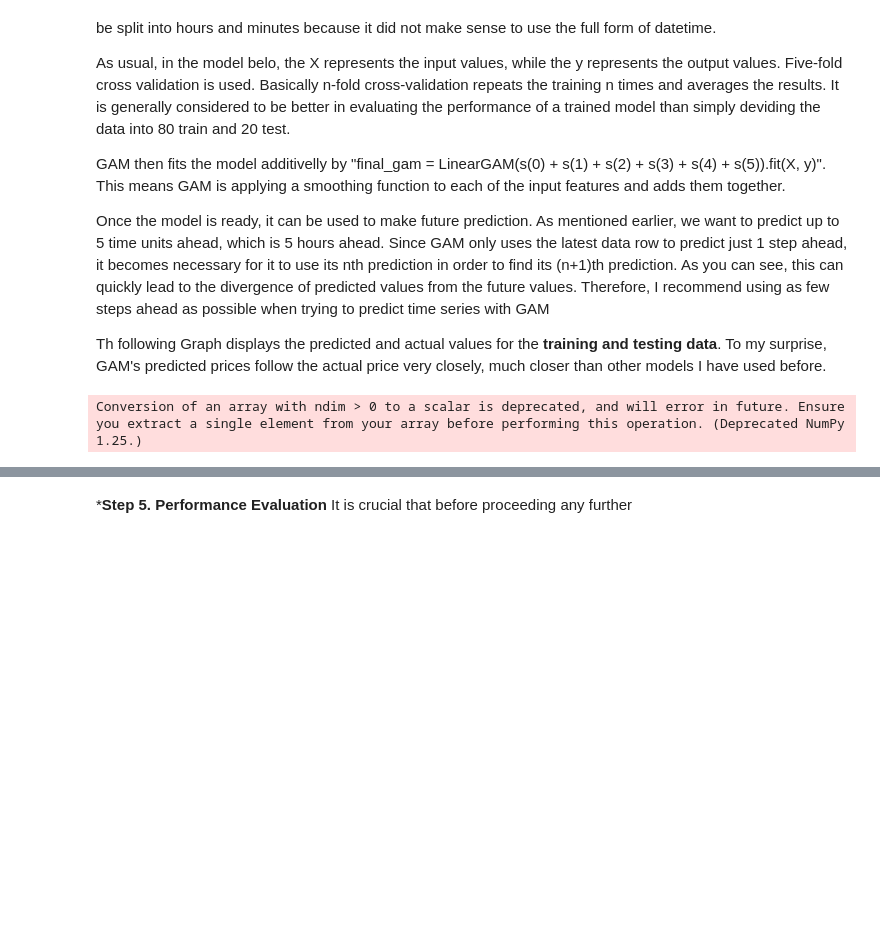
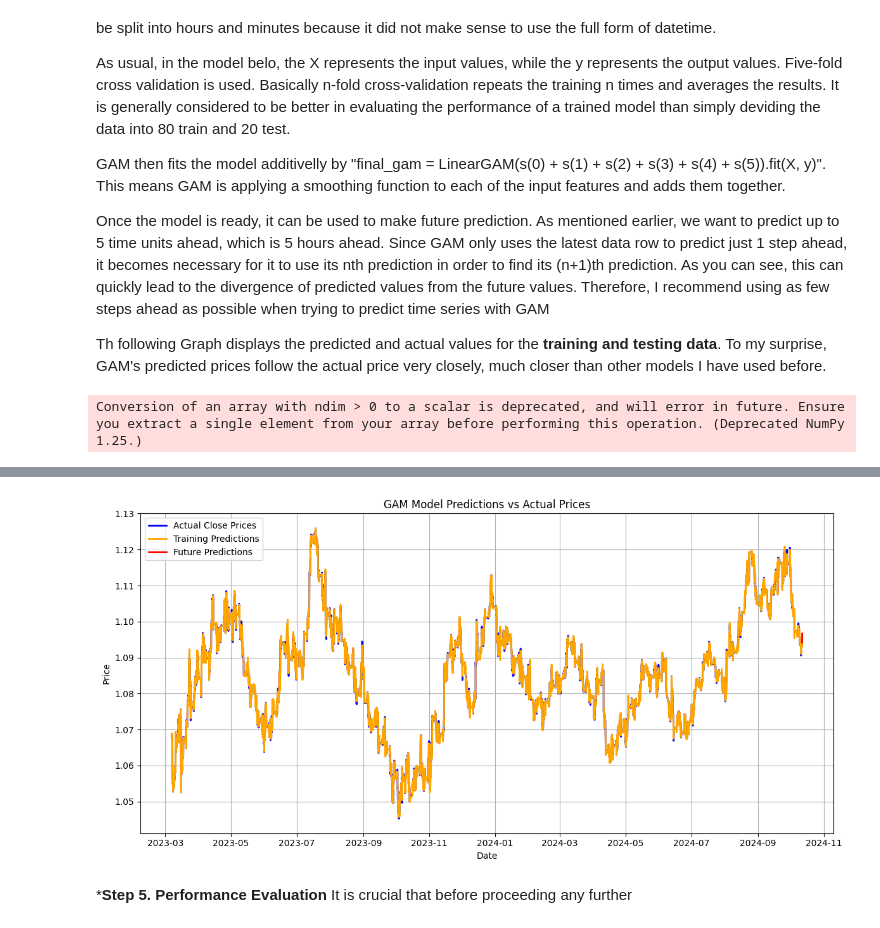
Before and after one commit to ruslanmasinjila/COMP-6936-ASSIGNMENT-1, a Jupyter notebook: assignment1_part1.ipynb, the cells around one changed output, grey strips where cells are left out. Saved outputs shown, nothing was run; the diff lists cells and outputs as text; code cells hidden in the pictures; blank space fills up the shorter version.

Commit message:
replaced plotly graphs with matplotlib for better rendering on github

```diff
--- a/assignment1_part1.ipynb
+++ b/assignment1_part1.ipynb
@@ -151,26 +151,27 @@ future_df = pd.DataFrame({
     'Predicted_Close': future_predictions
 })
 
-# Plot results using Plotly
-fig = go.Figure()
+# Create a new figure
+plt.figure(figsize=(12, 6))
 
 # Actual Close Prices
-fig.add_trace(go.Scatter(x=rates_frame['time'], y=rates_frame['close'], mode='lines', name='Actual Close Prices', line=dict(color='blue', width=2)))
+plt.plot(rates_frame['time'], rates_frame['close'], label='Actual Close Prices', color='blue', linewidth=2)
 
 # Training Predictions
-fig.add_trace(go.Scatter(x=rates_frame['time'], y=train_predictions, mode='lines', name='Training Predictions', line=dict(color='orange', width=2)))
+plt.plot(rates_frame['time'], train_predictions, label='Training Predictions', color='orange', linewidth=2)
 
 # Future Predictions
-fig.add_trace(go.Scatter(x=future_df['time'], y=future_df['Predicted_Close'], mode='lines', name='Future Predictions', line=dict(color='red', width=2)))
+plt.plot(future_df['time'], future_df['Predicted_Close'], label='Future Predictions', color='red', linewidth=2)
 
 # Update layout
-fig.update_layout(title='GAM Model Predictions vs Actual Prices',
-                  xaxis_title='Date',
-                  yaxis_title='Price',
-                  legend=dict(x=0, y=1, traceorder='normal', orientation='h'),
-                  hovermode='x unified')
+plt.title('GAM Model Predictions vs Actual Prices')
+plt.xlabel('Date')
+plt.ylabel('Price')
+plt.legend(loc='upper left')
+plt.grid(True)
 
 # Show the plot
-fig.show()
+plt.tight_layout()
+plt.show()
 # %% [output]
 Conversion of an array with ndim > 0 to a scalar is deprecated, and will error in future. Ensure you extract a single element from your array before performing this operation. (Deprecated NumPy 1.25.)
@@ -178,3 +178,4 @@ Conversion of an array with ndim > 0 to a scalar is deprecated, and will error i
+[figure, added]
 # %% [markdown]
 ***Step 5. Performance Evaluation** It is crucial that before proceeding any further
 # %%
```
Also changed, not shown: parts of 1 cell of this notebook.
